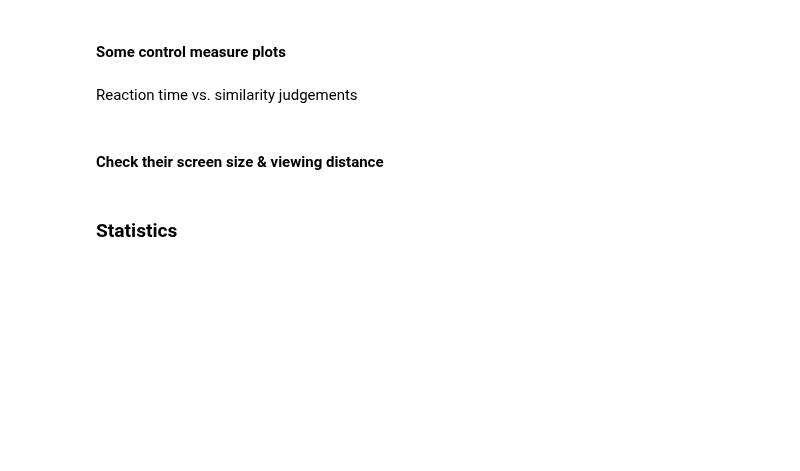
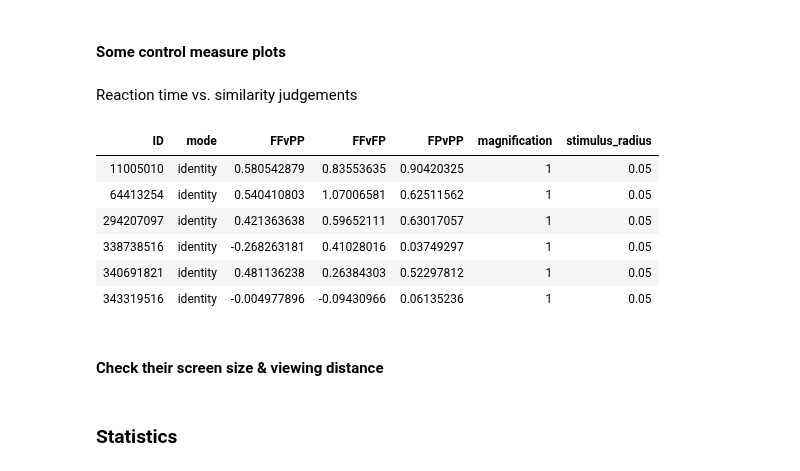
Before and after one commit to ArielZJ/Precision-Phenomenology-Data-Analysis, a Jupyter notebook: Fovea vs. Periphery Color Similarity Pilot Analysis - 2stim Analysis.ipynb, the cells around one changed output. Saved outputs shown, nothing was run; the diff lists cells and outputs as text; code cells hidden in the pictures; blank space fills up the shorter version.

```diff
--- a/Fovea vs. Periphery Color Similarity Pilot Analysis - 2stim Analysis.ipynb
+++ b/Fovea vs. Periphery Color Similarity Pilot Analysis - 2stim Analysis.ipynb
@@ -969,6 +1044,16 @@ r_distribution_plot <- function(datadf,fisher=TRUE,comparison='FFvPP',title=TRUE
 
 }
 #r_distribution_plot(testdf,fisher=FALSE,comparison='all',title=FALSE)
+# %%
+head(within_distribution_df)
+# %% [output]
+| ID | mode | FFvPP | FFvFP | FPvPP | magnification | stimulus_radius |
+| 11005010 | identity | 0.580542879 | 0.83553635 | 0.90420325 | 1 | 0.05 |
+| 64413254 | identity | 0.540410803 | 1.07006581 | 0.62511562 | 1 | 0.05 |
+| 294207097 | identity | 0.421363638 | 0.59652111 | 0.63017057 | 1 | 0.05 |
+| 338738516 | identity | -0.268263181 | 0.41028016 | 0.03749297 | 1 | 0.05 |
+| 340691821 | identity | 0.481136238 | 0.26384303 | 0.52297812 | 1 | 0.05 |
+| 343319516 | identity | -0.004977896 | -0.09430966 | 0.06135236 | 1 | 0.05 |
 # %% [markdown]
 #### Check their screen size & viewing distance
 # %%
```
Also changed, not shown: parts of 3 cells of this notebook, 1 other file.
